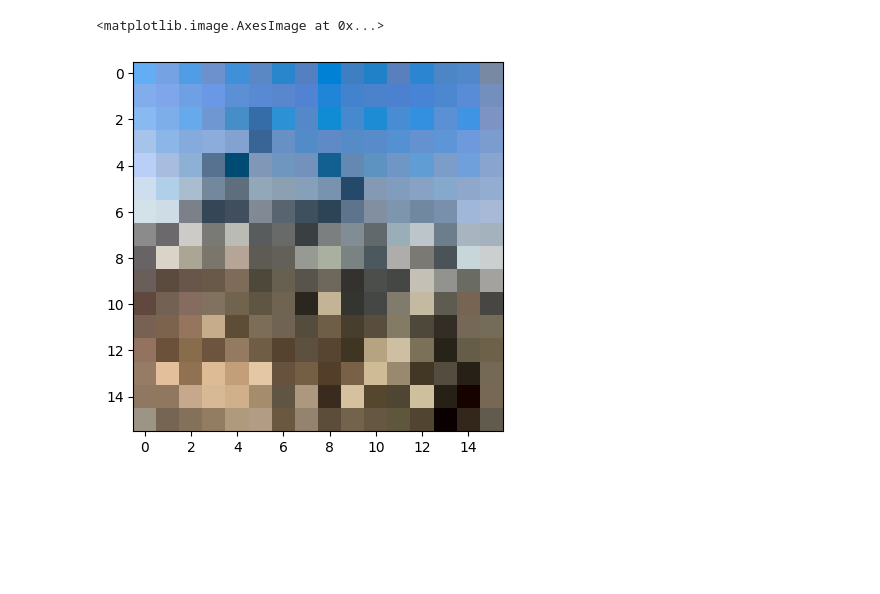
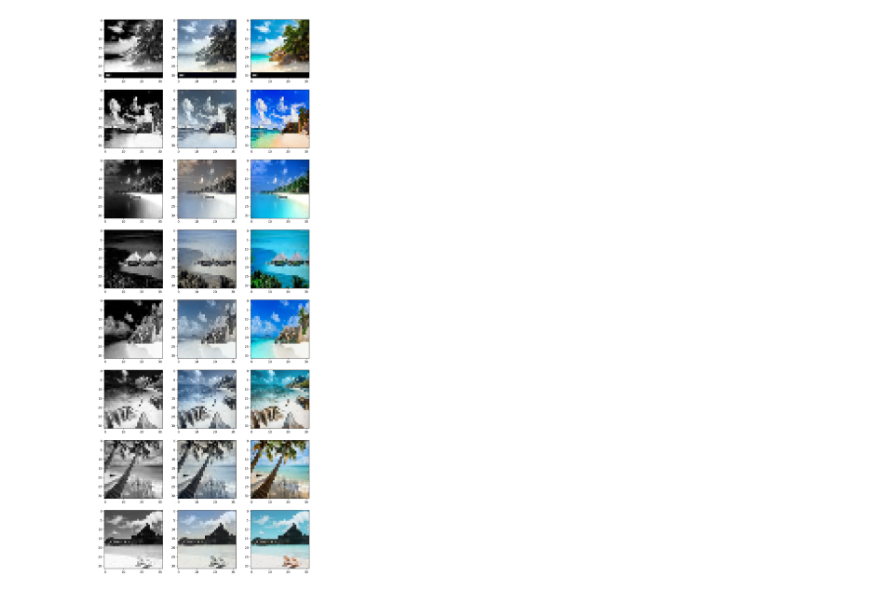
Before and after one commit to jlombino/ColorizerTorchPort, a Jupyter notebook: colors.ipynb, the cells around one changed output. Cells and saved outputs as stored; diff of their text form; code cells hidden in the pictures; blank space fills up the shorter version.

```diff
--- a/colors.ipynb
+++ b/colors.ipynb
@@ -189,7 +184,7 @@ class Generator(nn.Module):
         skips = []
         conv = self.input(x)
         skips.append(conv)
-
+        np.ceil
         for x in self.downstack:
             skipconv = x(conv)
             skips.append(skipconv)
@@ -219,11 +222,9 @@ class Generator(nn.Module):
 # %%
-gen = Generator(h_image_size, h_max_allowable_filters).to('cuda')
-optimizer = torch.optim.Adam(gen.parameters(), lr=0.0001)
-train_dataset = image_dataset(h_batch_size, train_dir, training=True)
-test_dataset = image_dataset(16, test_dir, training=False)
+generator = Generator(h_image_size, h_max_allowable_filters).to('cuda')
+optimizer = torch.optim.Adam(generator.parameters(), lr=0.0001)
+train_data_loader = image_loader(h_batch_size, h_train_dir)
+test_data_loader = image_loader(1, h_test_dir)
 
-epochs = 30
-saves = 10
 saved_epochs = []
 losses = []
 # %%
@@ -274,0 +286,13 @@ plt.plot(range(len(losses)),losses)
+# %%
+fig, ax = plt.subplots(8,3,figsize=(12,32))
+
+for image_number in range(8):
+    x, y = train_data_loader.load_processed_image_channels(image_number)
+    x, y = x.to('cuda'), y.to('cuda')
+    predictions = generator.colorize(x)
+    ax[image_number][0].imshow(train_data_loader.load_unprocessed_image(
+    image_number)[:,:,0], cmap='gray')
+
+    ax[image_number][1].imshow(predictions.to('cpu').detach().numpy())
+
+    ax[image_number][2].imshow(train_data_loader.load_unprocessed_image(image_number))
@@ -275,8 +301,15 @@ plt.plot(range(len(losses)),losses)
 # %%
-x, y = train_dataset.load_image_number(42)
-x, y = x.to('cuda'), y.to('cuda')
-predictions = gen.colorize(x)
-plt.imshow(predictions.to('cpu').detach().numpy())
+fig, ax = plt.subplots(8,3,figsize=(12,32))
+
+for image_number in range(8):
+    x, y = test_data_loader.load_processed_image_channels(image_number)
+    x, y = x.to('cuda'), y.to('cuda')
+    predictions = generator.colorize(x)
+    ax[image_number][0].imshow(test_data_loader.load_unprocessed_image(
+    image_number)[:,:,0], cmap='gray')
+
+    ax[image_number][1].imshow(predictions.to('cpu').detach().numpy())
+
+    ax[image_number][2].imshow(test_data_loader.load_unprocessed_image(image_number))
 # %% [output]
-<matplotlib.image.AxesImage at 0x...>
-[figure, old version]
+[figure, new version]
```
Also changed, not shown: parts of 10 cells of this notebook.
